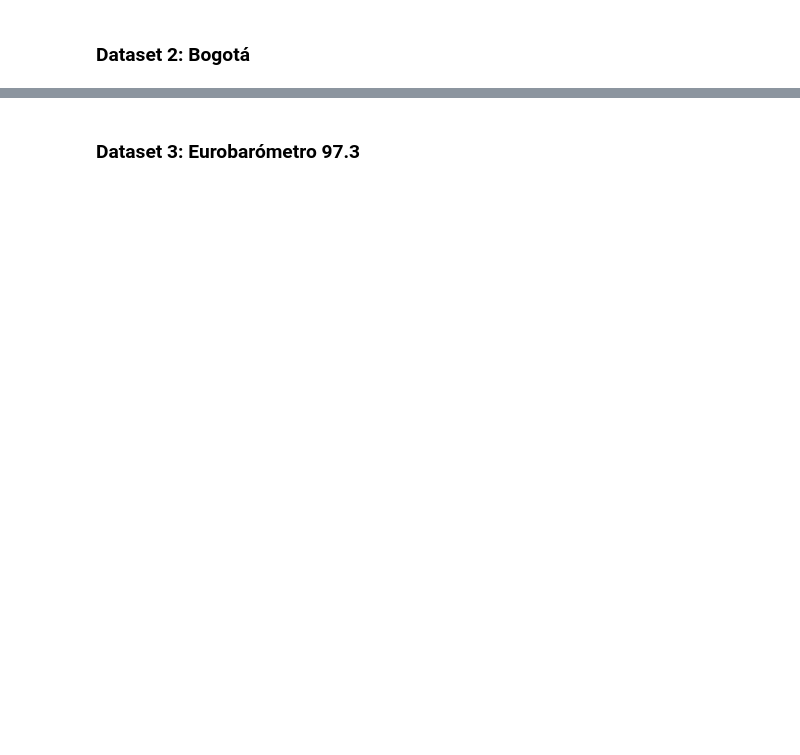
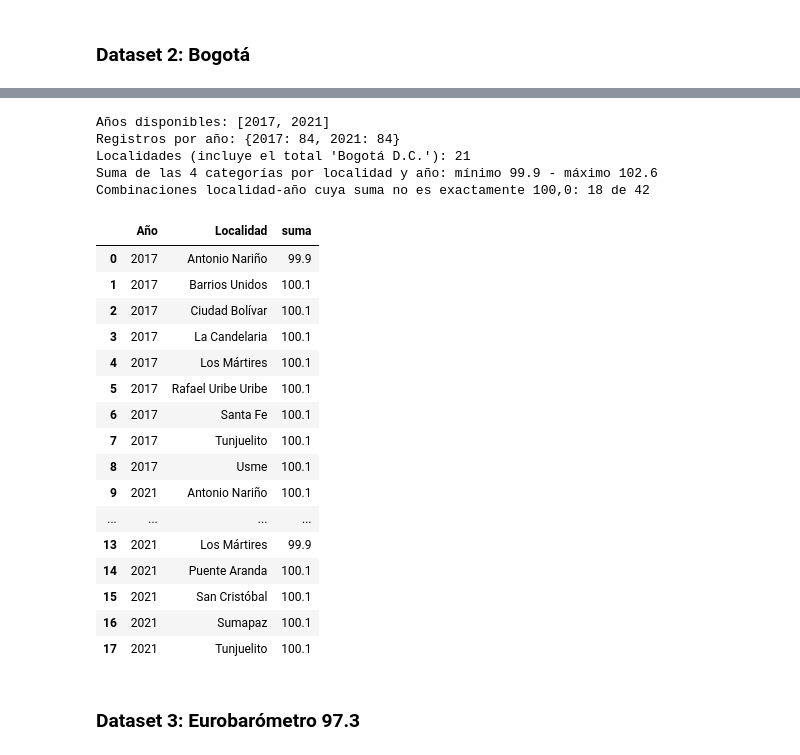
Before and after one commit to tihago1998/pulseup-ciencia-datos, a Jupyter notebook: notebooks/data_quality.ipynb, the cells around one changed output, grey strips where cells are left out. Saved outputs shown, nothing was run; the diff lists cells and outputs as text; code cells hidden in the pictures; blank space fills up the shorter version.

```diff
--- a/notebooks/data_quality.ipynb
+++ b/notebooks/data_quality.ipynb
@@ -96,5 +104,7 @@ ruta_bogota = buscar_archivo("*actividad*fisica*.csv", "*.csv", "*.xlsx")
 if ruta_bogota.suffix == ".xlsx":
     df_bogota = pd.read_excel(ruta_bogota)
 else:
-    df_bogota = pd.read_csv(ruta_bogota, encoding="utf-8")
+    # El archivo publicado por la Secretaría Distrital de Salud viene en latin-1 (ISO-8859-1)
+    # y usa ";" como separador. La coma decimal ("36,7") se deja sin convertir para diagnosticarla.
+    df_bogota = pd.read_csv(ruta_bogota, encoding="latin-1", sep=";")
 print(f"Bogotá cargado: {df_bogota.shape[0]:,} filas x {df_bogota.shape[1]} columnas")
@@ -308,3 +584,36 @@ for col in df_bogota.select_dtypes(include=["object"]).columns:
+# %%
+# 5. Cobertura temporal y coherencia de los porcentajes
+print("Años disponibles:", sorted(df_bogota["Año"].unique().tolist()))
+print("Registros por año:", df_bogota["Año"].value_counts().sort_index().to_dict())
+print("Localidades (incluye el total 'Bogotá D.C.'):", df_bogota["Localidad"].nunique())
+porcentaje_num = pd.to_numeric(df_bogota["Porcentaje"].str.replace(",", ".", regex=False), errors="coerce")
+suma = porcentaje_num.groupby([df_bogota["Año"], df_bogota["Localidad"]]).sum().round(1)
+print("Suma de las 4 categorías por localidad y año: mínimo", suma.min(), "- máximo", suma.max())
+print("Combinaciones localidad-año cuya suma no es exactamente 100,0:", int((suma != 100).sum()), "de", len(suma))
+display(suma[suma != 100].rename("suma").reset_index())
+# %% [output]
+Años disponibles: [2017, 2021]
+Registros por año: {2017: 84, 2021: 84}
+Localidades (incluye el total 'Bogotá D.C.'): 21
+Suma de las 4 categorías por localidad y año: mínimo 99.9 - máximo 102.6
+Combinaciones localidad-año cuya suma no es exactamente 100,0: 18 de 42
+|  | Año | Localidad | suma |
+| 0 | 2017 | Antonio Nariño | 99.9 |
+| 1 | 2017 | Barrios Unidos | 100.1 |
+| 2 | 2017 | Ciudad Bolívar | 100.1 |
+| 3 | 2017 | La Candelaria | 100.1 |
+| 4 | 2017 | Los Mártires | 100.1 |
+| 5 | 2017 | Rafael Uribe Uribe | 100.1 |
+| 6 | 2017 | Santa Fe | 100.1 |
+| 7 | 2017 | Tunjuelito | 100.1 |
+| 8 | 2017 | Usme | 100.1 |
+| 9 | 2021 | Antonio Nariño | 100.1 |
+| ... | ... | ... | ... |
+| 13 | 2021 | Los Mártires | 99.9 |
+| 14 | 2021 | Puente Aranda | 100.1 |
+| 15 | 2021 | San Cristóbal | 100.1 |
+| 16 | 2021 | Sumapaz | 100.1 |
+| 17 | 2021 | Tunjuelito | 100.1 |
 # %% [markdown]
 ### Dataset 3: Eurobarómetro 97.3
 # %%
```
Also changed, not shown: parts of 43 cells of this notebook, 1 other file.
